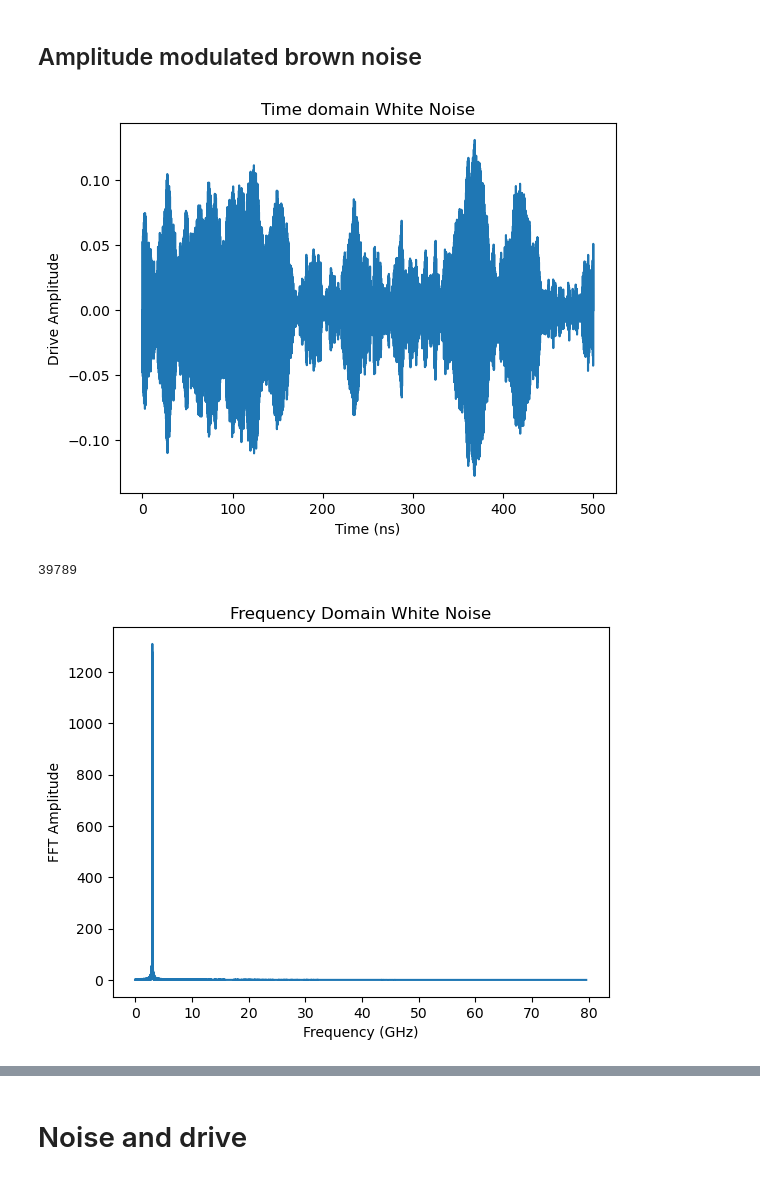
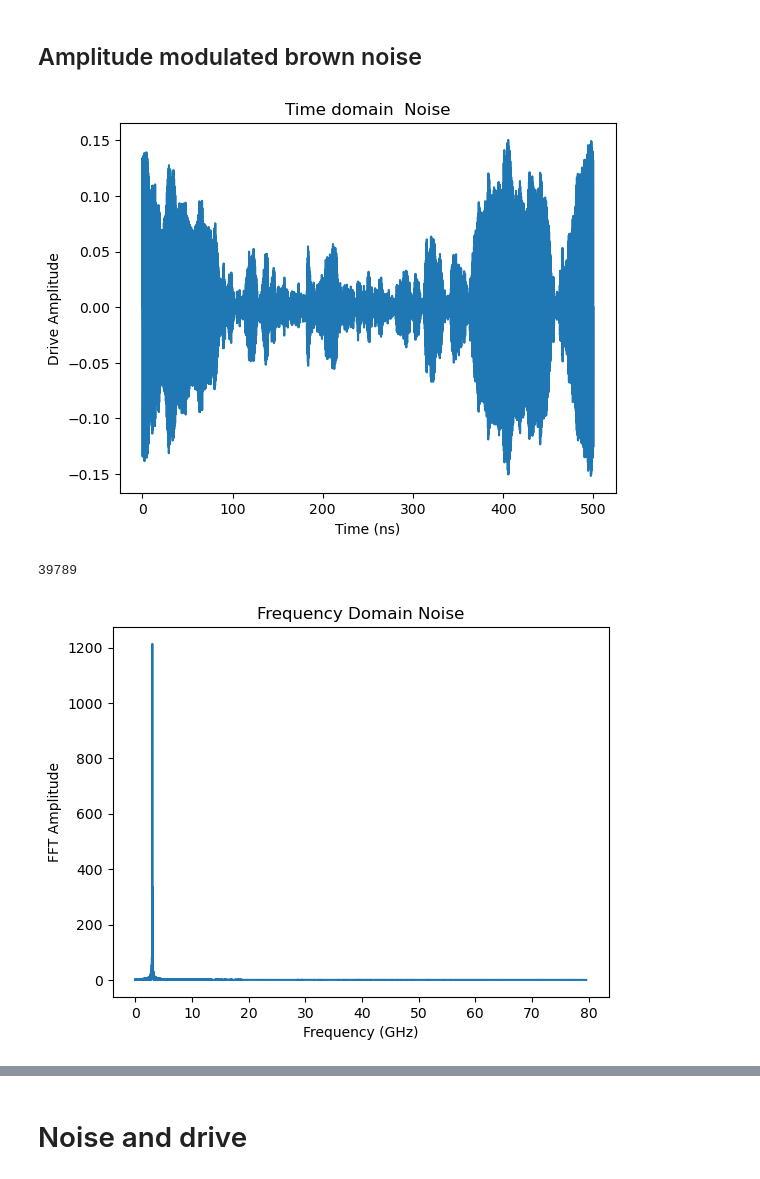
Before and after one commit to Danielgb23/superconducting_qubit_3, a Jupyter notebook: Daniel_simulation_qubit_am_noise.ipynb, the cells around one changed output, grey strips where cells are left out. Drawn from its saved outputs; the diff is of its cells as text; code cells hidden in the pictures.

Commit message:
graph titles

```diff
--- a/Daniel_simulation_qubit_am_noise.ipynb
+++ b/Daniel_simulation_qubit_am_noise.ipynb
@@ -199,19 +214,19 @@ Det=0 # [GHz]
 wd=wq+Det*2*np.pi # [rad.GHz]
 tlist=np.linspace(0,500,int(500*3000/wq)+1) # ns
 pure_drive=lambda t: Ed*(np.sin(wd*t))
-drive_data=pure_drive(tlist)*brownian_noise(len(tlist))
+drive_data=pure_drive(tlist)*brownian_noise(tlist)
 # %%
 # Define the start and end indices for the portion you want to plot
 
 
 # Create the plot for a specific range of 'tlist' and 'drive_data'
 plt.plot(tlist, drive_data)
 plt.xlabel('Time (ns)')
 plt.ylabel('Drive Amplitude')
-plt.title('Time domain White Noise')
+plt.title('Time domain  Noise')
 plt.show()
 # %% [output]
-[figure, old version]
+[figure, new version]
 # %%
 # prompt: plot the fft of drive_data with a proper freq axis
 
@@ -227,11 +242,11 @@ print(middle)
 plt.plot(freq[:middle], np.abs(drive_fft)[:middle])
 plt.xlabel('Frequency (GHz)')
 plt.ylabel('FFT Amplitude')
-plt.title('Frequency Domain White Noise')
+plt.title('Frequency Domain Noise')
 plt.show()
 # %% [output]
 39789
-[figure, old version]
+[figure, new version]
 # %%
 # initial state
 psi0=qtp.basis(2,0)
```
Also changed, not shown: parts of 15 cells of this notebook.
